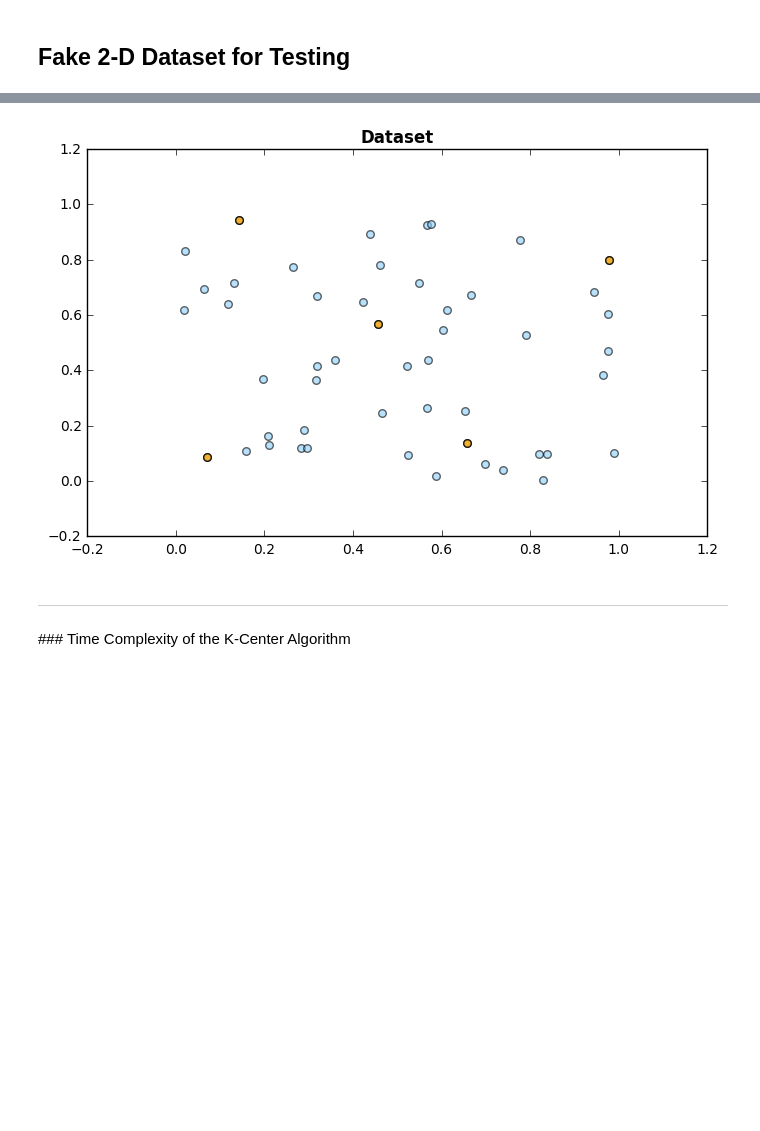
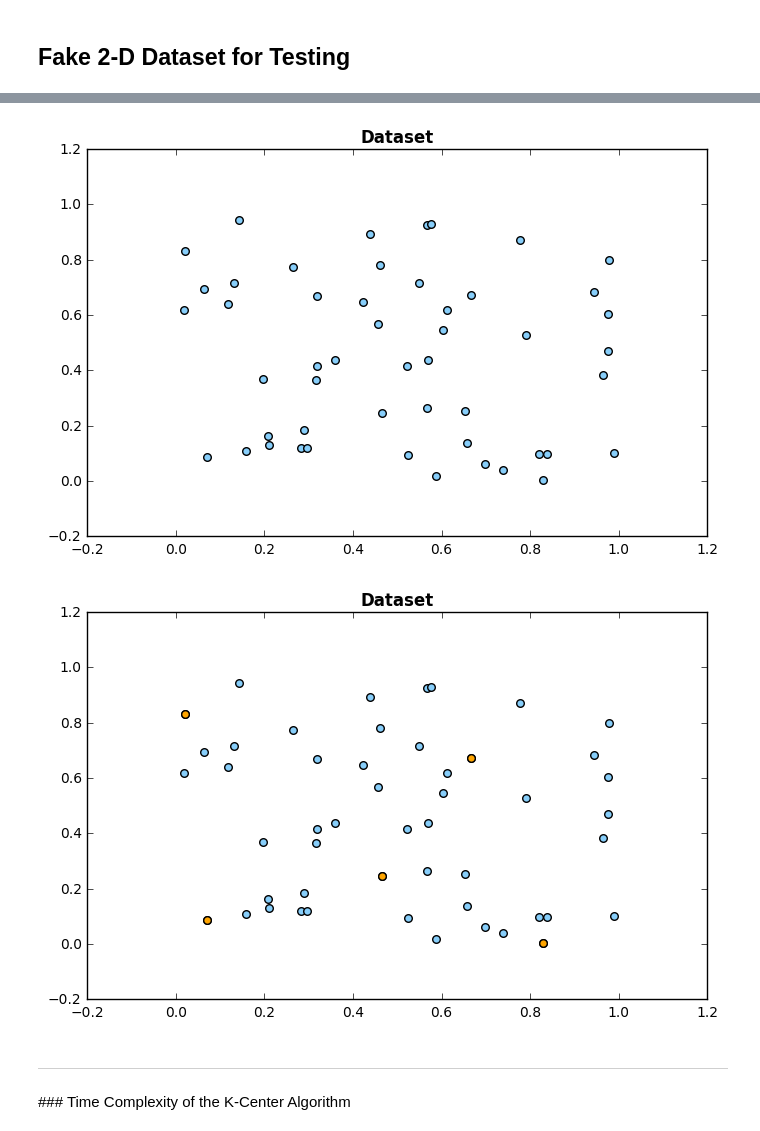
Before and after one commit to MatteoDrago/bdc-hw, a Jupyter notebook: Homework 3/Homework3_GC.ipynb, the cells around one changed output, grey strips where cells are left out. Cells and saved outputs as stored; diff of their text form; code cells hidden in the pictures; blank space fills up the shorter version.

```diff
--- a/Homework 3/Homework3_GC.ipynb
+++ b/Homework 3/Homework3_GC.ipynb
@@ -39,9 +39,9 @@ for i in range(n_points):
     vector_list.append(Vectors.dense(np.random.rand(2)))
 
 # Plot
-plt.figure(figsize=(5, 3))
+plt.figure(figsize=(8, 5))
 plt.title('Dataset', fontweight='bold')
 for i in range(n_points):
-    plt.scatter(vector_list[i][0], vector_list[i][1], c='lightskyblue')
+    plt.scatter(vector_list[i][0], vector_list[i][1], c='lightskyblue', s=30, alpha=0.6)
 plt.show()
 # %% [output]
@@ -78,18 +52,47 @@ def kcenter(P, k):
+# %%
+def kcenter(P, k):
+    P_minus_S = [p for p in P]
+    idx_rnd = random.randint(0, len(P)-1)
+    S = [P[idx_rnd]]
+    P_minus_S.pop(idx_rnd)
+    related_center_idx = [idx_rnd for i in range(len(P))]
+    dist_near_center = [Vectors.squared_distance(P[i], S[0]) for i in range(len(P))]
+
+    for i in range(k-1):
+        new_center_idx = max(enumerate(dist_near_center), key=lambda x: x[1])[0] # argmax operation
+
+        S.append(P[new_center_idx])
+        P_minus_S.remove(P[new_center_idx])
+
+        for j in range(len(P)):
+            if j != new_center_idx:
+                dist = Vectors.squared_distance(P[j], S[-1])
+                if dist < dist_near_center[j]:
+                    dist_near_center[j] = dist
+                    related_center_idx[j] = new_center_idx
+            else:
+                dist_near_center[j] = 0
+                related_center_idx[j] = new_center_idx
+    return S
 # %%
 P = [p for p in vector_list]
 centers = kcenter(P, 5)
 # %%
 # Plot
 plt.figure(figsize=(8, 5))
 plt.title('Dataset', fontweight='bold')
 for i in range(n_points):
-    plt.scatter(vector_list[i][0], vector_list[i][1], c='lightskyblue', s=30, alpha=0.6)
+    plt.scatter(vector_list[i][0], vector_list[i][1], c='lightskyblue', s=30, zorder=5)
 
+# Plot the Centers
 for i in range(len(centers)):
-    plt.scatter(centers[i][0], centers[i][1], c='orange', s=30, alpha=0.8)
+    center_i = centers[i]
+    plt.scatter(center_i[0], center_i[1], c='orange', s=30, zorder=10)
+
 plt.show()
 # %% [output]
-[figure, old version]
+[figure, new version]
+[figure, added]
 # %% [markdown]
 <hr>
 ### Time Complexity of the K-Center Algorithm
```
Also changed, not shown: parts of 21 cells of this notebook, 2 other files.
